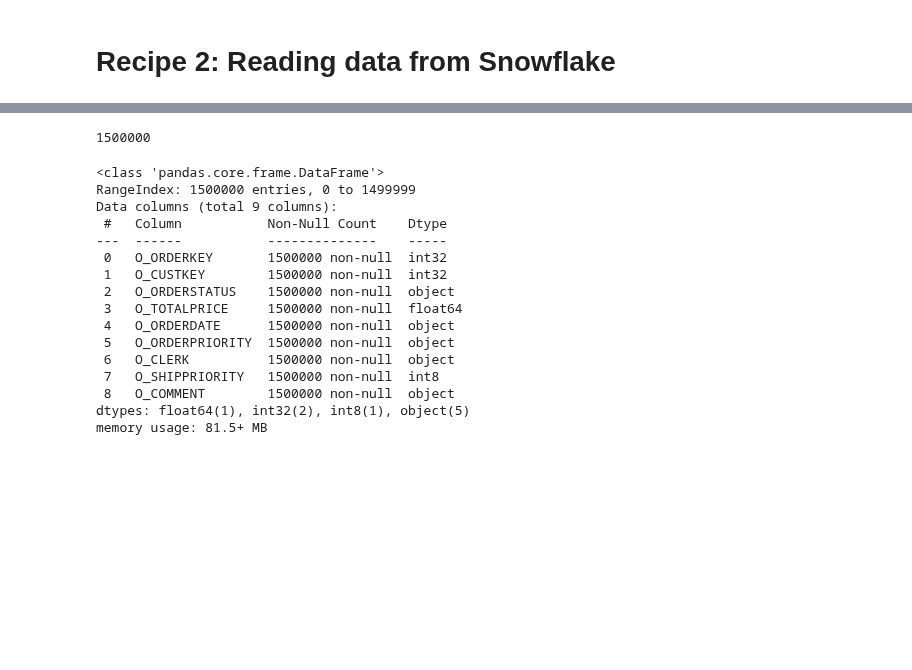
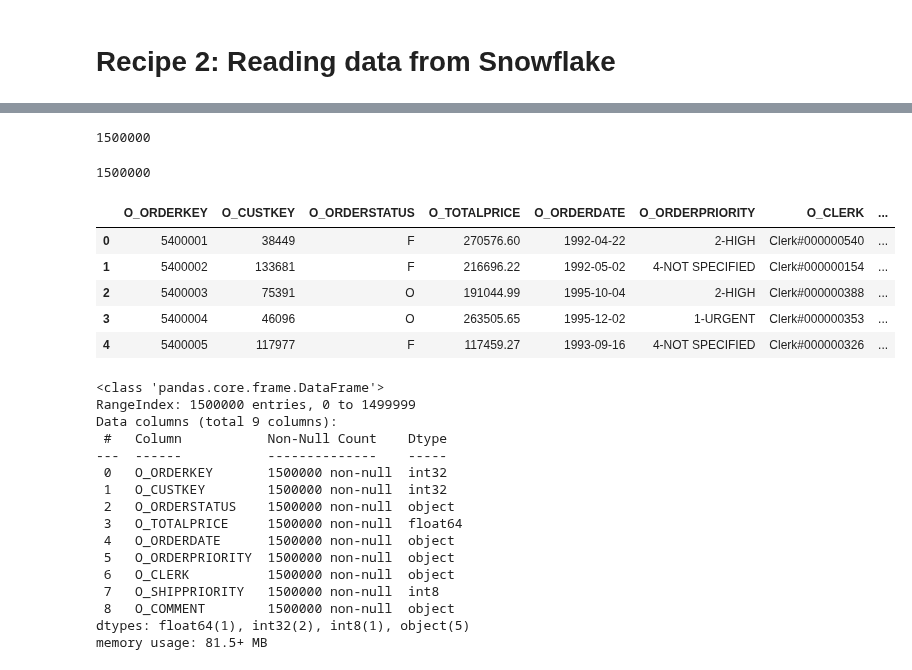
Before and after one commit to PacktPublishing/Time-Series-Analysis-with-Python-Cookbook-Second-Edition, a Jupyter notebook: code/Ch3/Chapter 3.ipynb, the cells around one changed output, grey strips where cells are left out. Cells and saved outputs as stored; diff of their text form; code cells hidden in the pictures; blank space fills up the shorter version.

```diff
--- a/code/Ch3/Chapter 3.ipynb
+++ b/code/Ch3/Chapter 3.ipynb
@@ -288,6 +376,6 @@ import pandas as pd
 from snowflake import connector
 from configparser import ConfigParser
 
-connector.paramstyle='qmark'
+# connector.paramstyle='qmark'
 # %%
 config = ConfigParser()
@@ -304,7 +421,20 @@ cursor = con.cursor()
+# %%
+cursor.rowcount
+cursor.fetch
+# %% [output]
+1500000
 # %%
-query = "select * from ORDERS;"
+query = "SELECT * FROM ORDERS;"
 cursor.execute(query)
+
 print(cursor.rowcount)
 df = cursor.fetch_pandas_all()
+df.head()
 # %% [output]
 1500000
+|  | O_ORDERKEY | O_CUSTKEY | O_ORDERSTATUS | O_TOTALPRICE | O_ORDERDATE | O_ORDERPRIORITY | O_CLERK | ... |
+| 0 | 5400001 | 38449 | F | 270576.60 | 1992-04-22 | 2-HIGH | Clerk#000000540 | ... |
+| 1 | 5400002 | 133681 | F | 216696.22 | 1992-05-02 | 4-NOT SPECIFIED | Clerk#000000154 | ... |
+| 2 | 5400003 | 75391 | O | 191044.99 | 1995-10-04 | 2-HIGH | Clerk#000000388 | ... |
+| 3 | 5400004 | 46096 | O | 263505.65 | 1995-12-02 | 1-URGENT | Clerk#000000353 | ... |
+| 4 | 5400005 | 117977 | F | 117459.27 | 1993-09-16 | 4-NOT SPECIFIED | Clerk#000000326 | ... |
```
Also changed, not shown: parts of 145 cells of this notebook, 3 other files.
